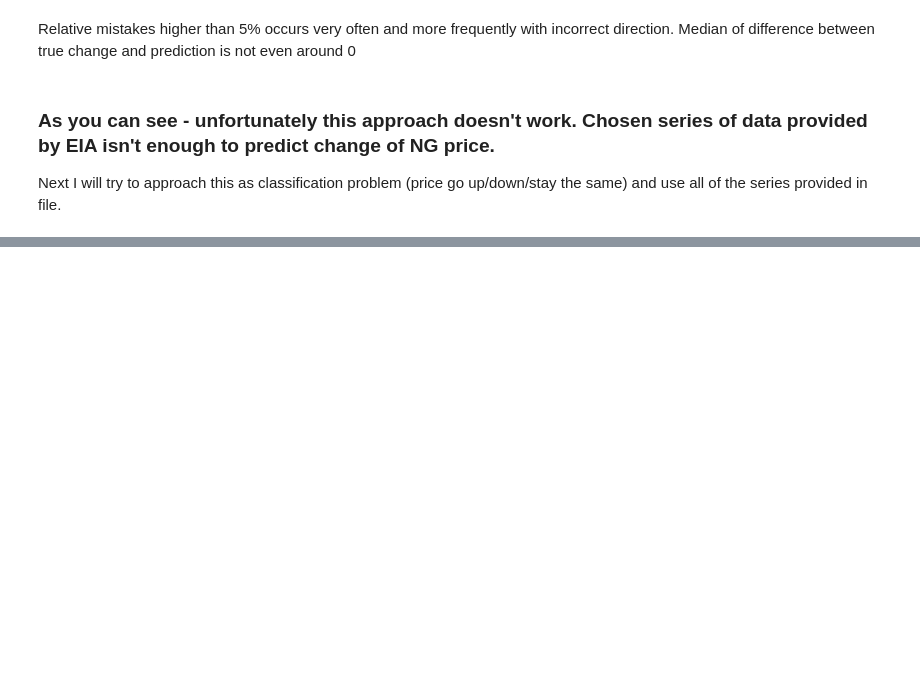
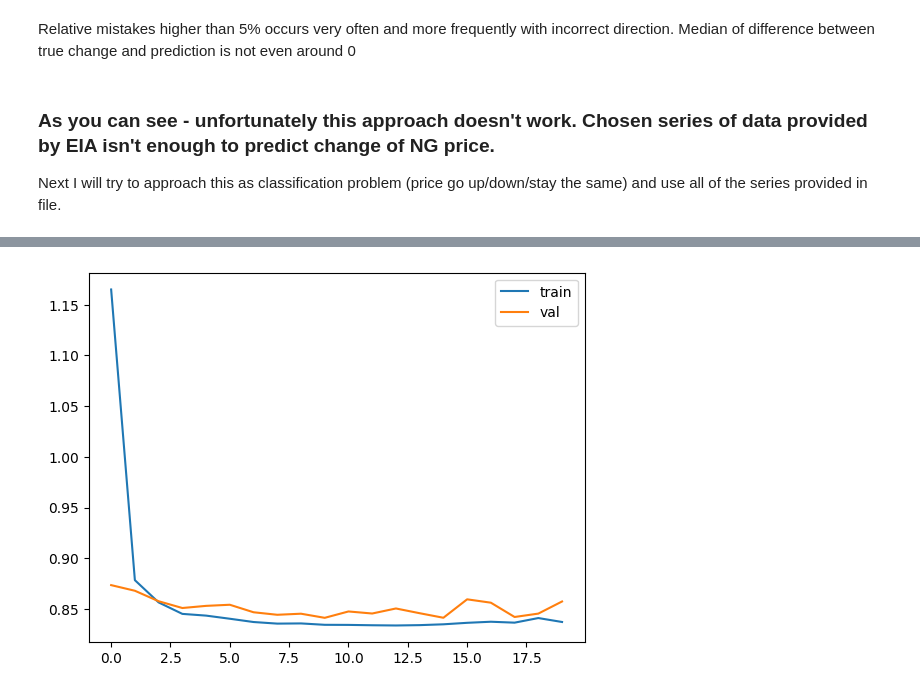
Before and after one commit to GustawOhler/NaturalGasPredictor, a Jupyter notebook: DataExplorationAndNN.ipynb, the cells around one changed output, grey strips where cells are left out. Drawn from its saved outputs; the diff is of its cells as text; code cells hidden in the pictures; blank space fills up the shorter version.

```diff
--- a/DataExplorationAndNN.ipynb
+++ b/DataExplorationAndNN.ipynb
@@ -440,0 +551,17 @@ Next I will try to approach this as classification problem (price go up/down/sta
+# %%
+all_data_df_scaled = all_data_df_scaled.fillna(0)
+# %%
+# Putting data into time series with batch containing 50 sessions
+
+all_data_x_batches = np.array([all_data_df_scaled.iloc[i*50:].head(50).drop(columns=[
+                     'Future 1 in one day']).values for i in range(floor(len(all_data_df_scaled)/50))])
+all_data_y_batches = np.array([all_data_df_scaled['Future 1 in one day'].iloc[i*50:].head(
+    50).values for i in range(floor(len(all_data_df_scaled)/50))])
+all_data_y_batches = np.expand_dims(all_data_y_batches, -1)
+# %%
+all_data_y_classes = np.concatenate((all_data_y_batches < 0, all_data_y_batches==0, all_data_y_batches>0),axis=-1).astype(np.int8)
+
+# Splitting data into train, val and test sets in 80-10-10 ratio
+all_data_x_class_train, all_data_x_class_val, all_data_y_class_train, all_data_y_class_val = train_test_split(
+    all_data_x_batches, all_data_y_classes, test_size=0.2)
+all_data_x_class_val, all_data_x_class_test, all_data_y_class_val, all_data_y_class_test = train_test_split(all_data_x_class_val, all_data_y_class_val, test_size=0.5)
@@ -440,0 +574,9 @@ Next I will try to approach this as classification problem (price go up/down/sta
+# %%
+inputs = tf.keras.Input(shape=(all_data_x_class_train.shape[1], all_data_x_class_train.shape[2]))
+x = tf.keras.layers.LSTM(128, return_sequences=True, stateful=False)(inputs)
+outputs = tf.keras.layers.Dense(3, activation='softmax')(x)
+model = tf.keras.Model(inputs=inputs, outputs=outputs)
+model.compile(optimizer=tf.keras.optimizers.Adam(
+    learning_rate=1e-3), loss=tf.keras.losses.CategoricalCrossentropy(), metrics=[tf.keras.metrics.CategoricalAccuracy()])
+history = model.fit(all_data_x_class_train, all_data_y_class_train, batch_size=8, epochs=500, validation_data=(all_data_x_class_val, all_data_y_class_val), callbacks=[tf.keras.callbacks.EarlyStopping(patience=10), tf.keras.callbacks.ModelCheckpoint(filepath='all_data_best_class_model.h5', monitor='categorical_accuracy', save_best_only=True, save_weights_only=True, mode='max')])
+model.load_weights('all_data_best_class_model.h5')
@@ -440,0 +601,7 @@ Next I will try to approach this as classification problem (price go up/down/sta
+# %%
+plt.plot(history.history['loss'])
+plt.plot(history.history['val_loss'])
+plt.legend(['train', 'val'])
+plt.show()
+# %% [output]
+[figure, added]
```
Also changed, not shown: parts of 19 cells of this notebook, 1 other file.
